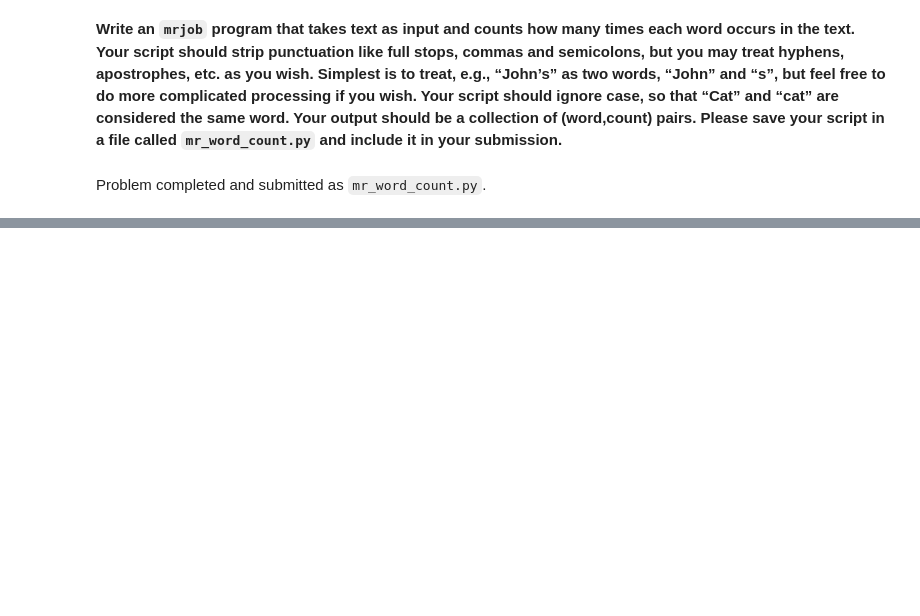
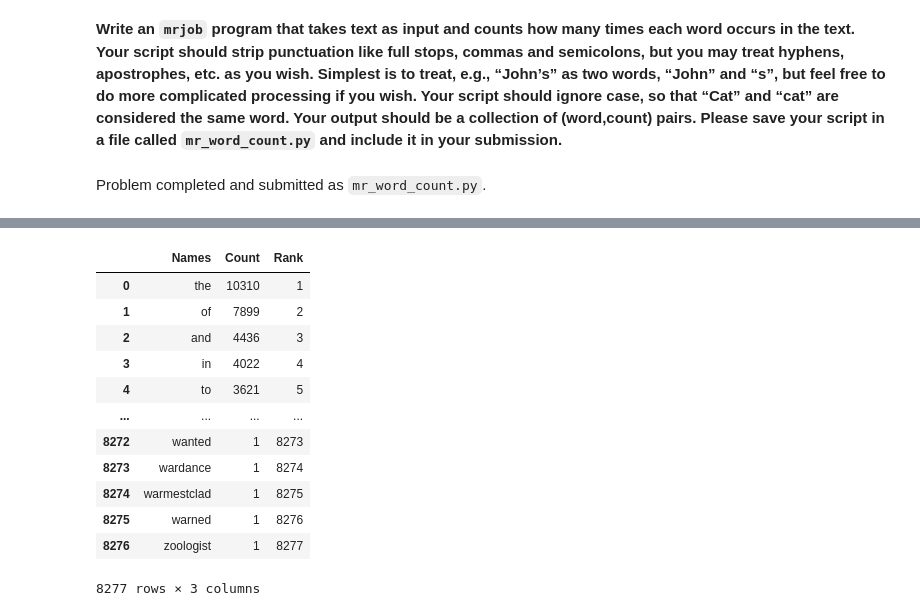
Before and after one commit to Stochastic1017/STAT_606, a Jupyter notebook: ssudhir2_hw10/ssudhir2_hw10.ipynb, the cells around one changed output, grey strips where cells are left out. Cells and saved outputs as stored; diff of their text form; code cells hidden in the pictures; blank space fills up the shorter version.

```diff
--- a/ssudhir2_hw10/ssudhir2_hw10.ipynb
+++ b/ssudhir2_hw10/ssudhir2_hw10.ipynb
@@ -24,0 +732,18 @@ Problem completed and submitted as `mr_word_count.py`.
+# %%
+df = pd.read_csv('darwin_word_counts.txt', sep = "\t", header = None, on_bad_lines='skip', names = ['Names', 'Count']).sort_values(by = 'Count', ascending = False).reset_index(drop = True)
+df['Rank'] = df.index + 1
+df
+# %% [output]
+|  | Names | Count | Rank |
+| 0 | the | 10310 | 1 |
+| 1 | of | 7899 | 2 |
+| 2 | and | 4436 | 3 |
+| 3 | in | 4022 | 4 |
+| 4 | to | 3621 | 5 |
+| ... | ... | ... | ... |
+| 8272 | wanted | 1 | 8273 |
+| 8273 | wardance | 1 | 8274 |
+| 8274 | warmestclad | 1 | 8275 |
+| 8275 | warned | 1 | 8276 |
+| 8276 | zoologist | 1 | 8277 |
+8277 rows × 3 columns
```
Also changed, not shown: parts of 35 cells of this notebook, 10 other files.
